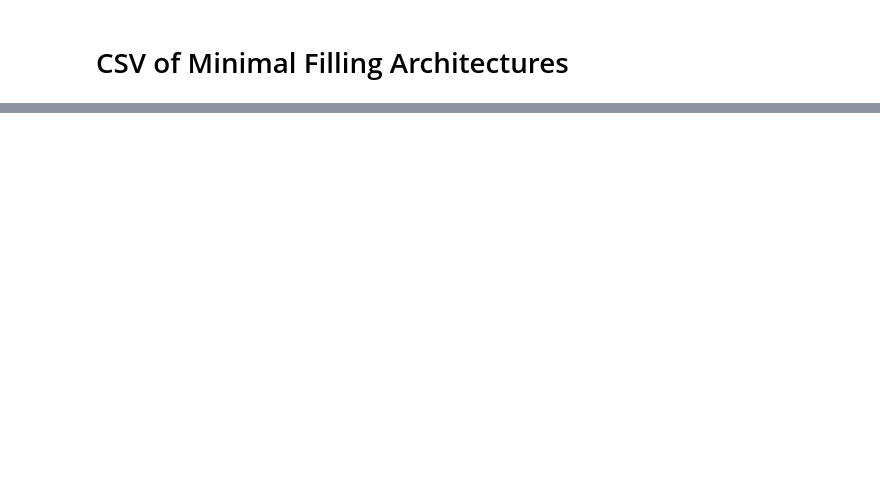
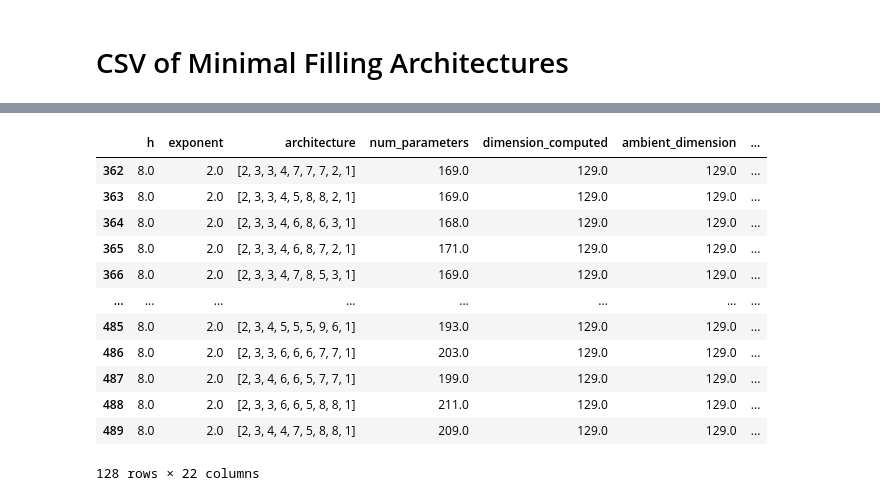
Before and after one commit to daokevin06/MFA_PNNs, a Jupyter notebook: notebooks/process_csv_files.ipynb, the cells around one changed output, grey strips where cells are left out. Cells and saved outputs as stored; diff of their text form; code cells hidden in the pictures; blank space fills up the shorter version.

```diff
--- a/notebooks/process_csv_files.ipynb
+++ b/notebooks/process_csv_files.ipynb
@@ -250,0 +251,16 @@ display(mfa)
+# %%
+display(mfa[(mfa['h']==8) & (mfa['exponent']==2) & (mfa['dimension_computed']==129) & (mfa['d0']==2) & (mfa['dh']==1) & (mfa['r']==2)])
+# %% [output]
+|  | h | exponent | architecture | num_parameters | dimension_computed | ambient_dimension | ... |
+| 362 | 8.0 | 2.0 | [2, 3, 3, 4, 7, 7, 7, 2, 1] | 169.0 | 129.0 | 129.0 | ... |
+| 363 | 8.0 | 2.0 | [2, 3, 3, 4, 5, 8, 8, 2, 1] | 169.0 | 129.0 | 129.0 | ... |
+| 364 | 8.0 | 2.0 | [2, 3, 3, 4, 6, 8, 6, 3, 1] | 168.0 | 129.0 | 129.0 | ... |
+| 365 | 8.0 | 2.0 | [2, 3, 3, 4, 6, 8, 7, 2, 1] | 171.0 | 129.0 | 129.0 | ... |
+| 366 | 8.0 | 2.0 | [2, 3, 3, 4, 7, 8, 5, 3, 1] | 169.0 | 129.0 | 129.0 | ... |
+| ... | ... | ... | ... | ... | ... | ... | ... |
+| 485 | 8.0 | 2.0 | [2, 3, 4, 5, 5, 5, 9, 6, 1] | 193.0 | 129.0 | 129.0 | ... |
+| 486 | 8.0 | 2.0 | [2, 3, 3, 6, 6, 6, 7, 7, 1] | 203.0 | 129.0 | 129.0 | ... |
+| 487 | 8.0 | 2.0 | [2, 3, 4, 6, 6, 5, 7, 7, 1] | 199.0 | 129.0 | 129.0 | ... |
+| 488 | 8.0 | 2.0 | [2, 3, 3, 6, 6, 5, 8, 8, 1] | 211.0 | 129.0 | 129.0 | ... |
+| 489 | 8.0 | 2.0 | [2, 3, 4, 4, 7, 5, 8, 8, 1] | 209.0 | 129.0 | 129.0 | ... |
+128 rows × 22 columns
```
Also changed, not shown: parts of 7 cells of this notebook, 53 other files.
